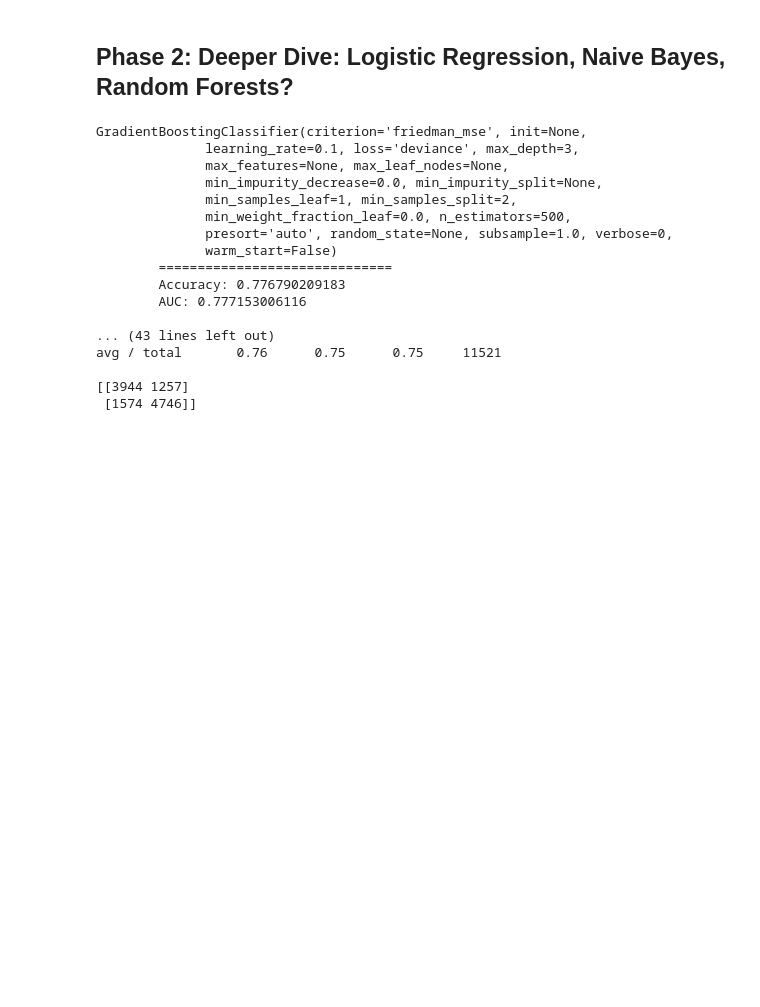
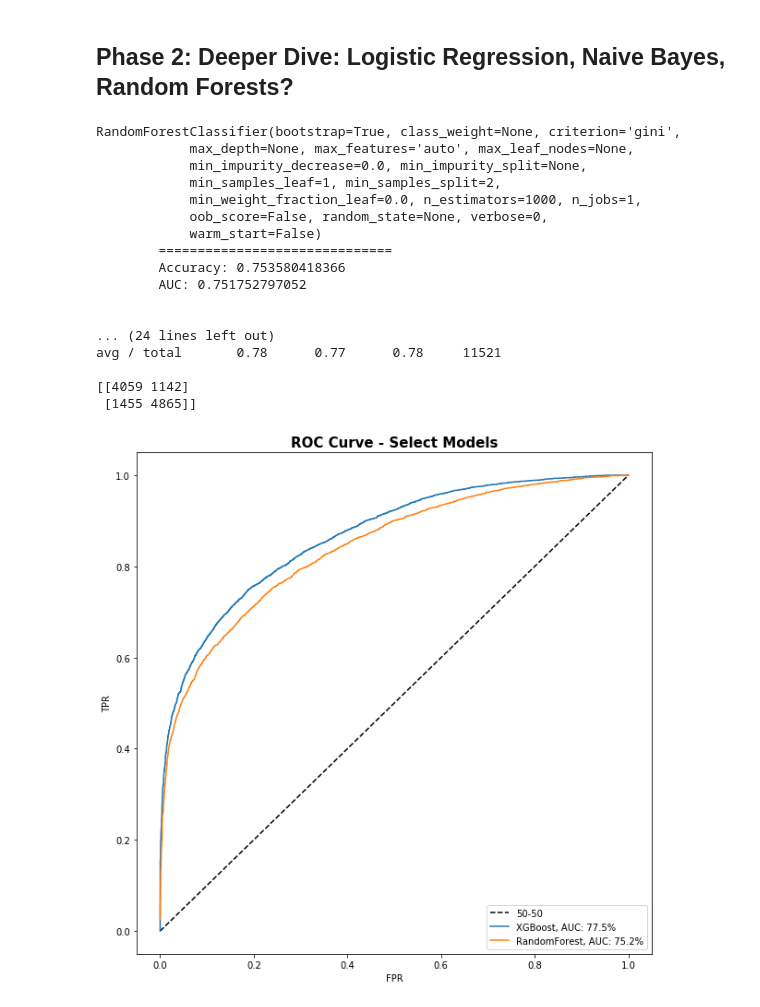
Before and after one commit to cipher813/McMahon_Metis, a Jupyter notebook: Project_3/3_Kickstarter_P2_DeeperDive_DS2.ipynb, the cells around one changed output. Cells and saved outputs as stored; diff of their text form; code cells hidden in the pictures; blank space fills up the shorter version.

```diff
--- a/Project_3/3_Kickstarter_P2_DeeperDive_DS2.ipynb
+++ b/Project_3/3_Kickstarter_P2_DeeperDive_DS2.ipynb
@@ -295,32 +292,17 @@ print(X_test.shape,y_test.shape)
 ## Phase 2: Deeper Dive: Logistic Regression, Naive Bayes, Random Forests?
 # %%
 # Define models to test
-model_list = [ # ['BernoulliNB', BernoulliNB(alpha=2.0)], # F1 0.60
-#                 ['MultinomialNB', MultinomialNB(alpha=0.5, class_prior=None, fit_prior=True)],
-#                 ['DecisionTree', DecisionTreeClassifier()],
-#                 ['RandomForest', RandomForestClassifier(max_features='sqrt',n_estimators=1000)], # F1 0.61
-                ['GradientBoost', GradientBoostingClassifier(n_estimators=500)],
+model_list = [  ['RandomForest', RandomForestClassifier(max_features='auto',n_estimators=1000)], # F1 0.61
                 ['XGBoost', XGBClassifier(base_score=0.5, colsample_bylevel=1, colsample_bytree=0.7,
                        gamma=0, learning_rate=0.05, max_delta_step=0, max_depth=6,
                        min_child_weight=11, missing=-999, n_estimators=500, nthread=4,
                        objective='reg:linear', reg_alpha=0, reg_lambda=1,
-                       scale_pos_weight=1, seed=0, silent=1, subsample=0.8)],
-#                 ['AdaBoost', AdaBoostClassifier(base_estimator=DecisionTreeClassifier())],
-#                 ['KNN', KNeighborsClassifier(38)], # best k from KNN model below; scale data
-                ['LogisticRegression', LogisticRegression(C=1000, penalty='l1')]]
-#                 ['LogisticRegressionCV', LogisticRegressionCV()]] # scale data; F1 0.62
-#                 ['SVM', SVC(probability=True)]] # scale data; F1 0.57
-
-# model_list_s = [['LogisticRegression', LogisticRegression()]] # scale data
-#                 ['LogisticRegressionCV', LogisticRegressionCV()]] # scale data
-#                 ['SVM', SVC(probability=True)]] # scale data
+                       scale_pos_weight=1, seed=0, silent=1, subsample=0.8)]]
 
 # Calculate metrics for each model
 roc = {}
+result_dict = {}
 for model in model_list:
-#     if model in model_list_s:
-#         X_train = X_train_s
-#         X_test = X_test_s
 
     model_name = model[0]
     model = model[1]
@@ -361,7 +343,7 @@ for model in model_list:
     # Capture TPR and FPR from last fold for plotting
     y_score = model.predict_proba(X_test)[:,1]
     roc[model_name] = roc_curve(y_test, y_score), mean_auc
-    results_dict[model_name] = {"accuracy": mean_accuracy, "precision_s": mean_precision_1, "precision_f": mean_precision_0, "recall_s": mean_recall_1, "recall_f": mean_recall_0, "f1_s": mean_f1_1, "f1_f": mean_f1_0, "auc": mean_auc}
+    result_dict[model_name] = {"accuracy": mean_accuracy, "precision_s": mean_precision_1, "precision_f": mean_precision_0, "recall_s": mean_recall_1, "recall_f": mean_recall_0, "f1_s": mean_f1_1, "f1_f": mean_f1_0, "auc": mean_auc}
 
 
     # Print formatted results
@@ -373,36 +355,38 @@ for model in model_list:
     print(classification_report(y_test,y_pred))
     print(confusion_matrix(y_test,y_pred))
 # %% [output]
-GradientBoostingClassifier(criterion='friedman_mse', init=None,
-              learning_rate=0.1, loss='deviance', max_depth=3,
-              max_features=None, max_leaf_nodes=None,
-              min_impurity_decrease=0.0, min_impurity_split=None,
-              min_samples_leaf=1, min_samples_split=2,
-              min_weight_fraction_leaf=0.0, n_estimators=500,
-              presort='auto', random_state=None, subsample=1.0, verbose=0,
-              warm_start=False)
+RandomForestClassifier(bootstrap=True, class_weight=None, criterion='gini',
+            max_depth=None, max_features='auto', max_leaf_nodes=None,
+            min_impurity_decrease=0.0, min_impurity_split=None,
+            min_samples_leaf=1, min_samples_split=2,
+            min_weight_fraction_leaf=0.0, n_estimators=1000, n_jobs=1,
+            oob_score=False, random_state=None, verbose=0,
+            warm_start=False)
         ==============================
-        Accuracy: 0.776790209183
-        AUC: 0.777153006116
+        Accuracy: 0.753580418366
+        AUC: 0.751752797052
 
-... (43 lines left out)
-avg / total       0.76      0.75      0.75     11521
 
-[[3944 1257]
- [1574 4746]]
+... (24 lines left out)
+avg / total       0.78      0.77      0.78     11521
+
+[[4059 1142]
+ [1455 4865]]
 # %%
-# # Plot the ROC curve from the last K-Fold split
-# fig, ax = plt.subplots(figsize=(10, 10))
-# colors = ['b', 'g', 'r', 'c', 'm', 'y','k','orange','darkorchid','bisque']
+fig, ax = plt.subplots(figsize=(10, 10))
 
-# # Plot 50-50 Line
-# ax.plot([0,1],[0,1], ls='--', color='k', label='50-50')
-# # Plot Classifier ROC Curves
-# for key, c in zip(roc.keys(), colors):
-#     ax.plot(roc[key][0], roc[key][1], color=c, label=key)
+# Plot 50-50 Line
+ax.plot([0,1],[0,1], ls='--', color='k', label='50-50')
 
-# ax.set_xlabel('FPR')
-# ax.set_ylabel('TPR')
-# ax.set_title('ROC Curve - Select Models')
-# ax.legend(loc='best')
-# plt.savefig('charts/roc_ds2_p2.png')
+# Plot Classifier ROC Curves
+for key, value in roc.items():
+    label = '{}, AUC: {}%'.format(key, round(100*value[1],1))
+    ax.plot(roc[key][0][0], roc[key][0][1], label=label)
+
+ax.set_xlabel('FPR')
+ax.set_ylabel('TPR')
+ax.set_title('ROC Curve - Select Models',fontweight='bold',fontsize=15)
+ax.legend(loc='lower right')
+plt.savefig('charts/roc_ds2_p2.png')
+# %% [output]
+[figure, added]
```
Also changed, not shown: parts of 20 cells of this notebook, 14 other files.
